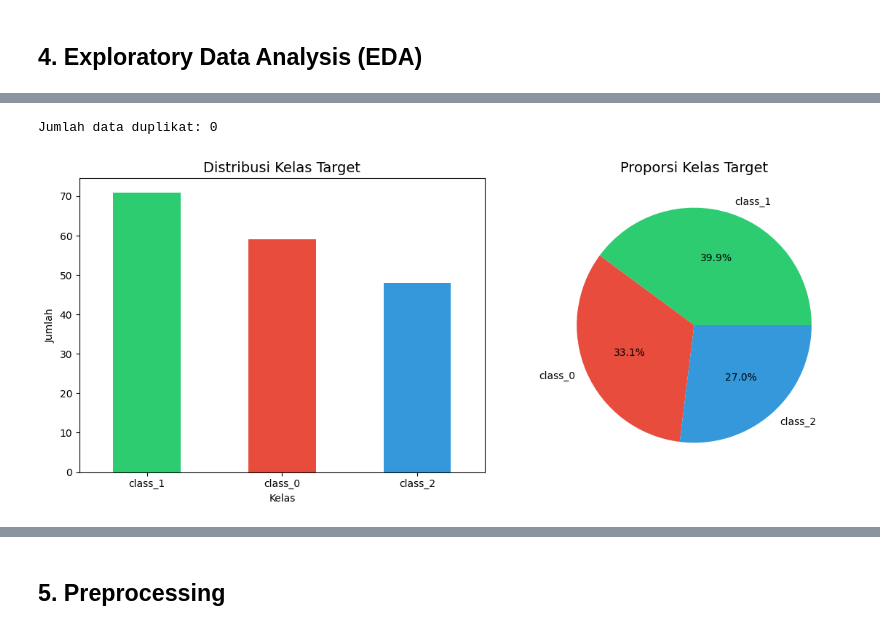
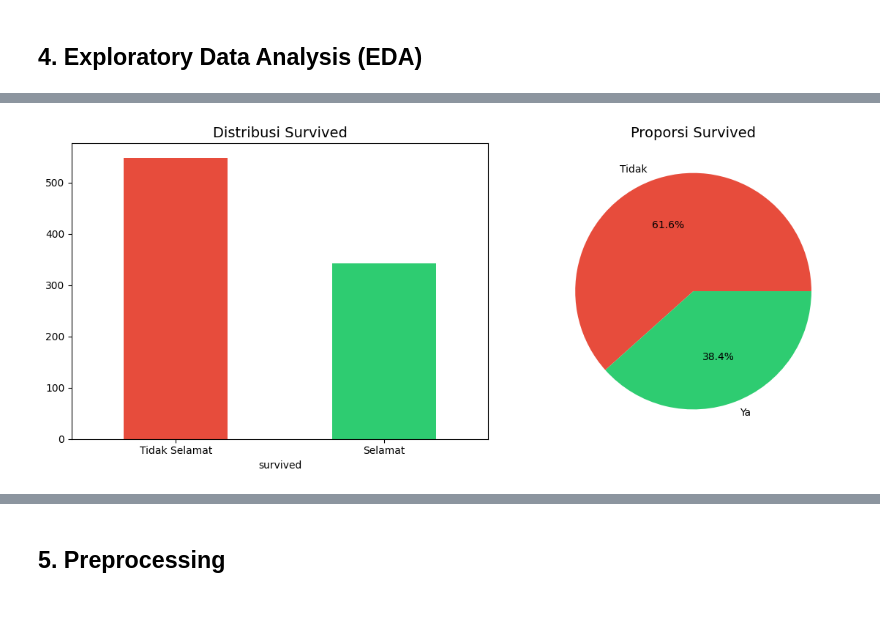
Before and after one commit to Fyodor-DOs/Eksperimen_SML_Fathir, a Jupyter notebook: preprocessing/Eksperimen_Fathir.ipynb, the cells around one changed output, grey strips where cells are left out. Cells and saved outputs as stored; diff of their text form; code cells hidden in the pictures.

```diff
--- a/preprocessing/Eksperimen_Fathir.ipynb
+++ b/preprocessing/Eksperimen_Fathir.ipynb
@@ -48,24 +30,13 @@ Library berhasil di-import!
 # %% [markdown]
 ## 3. Memuat Dataset
 # %%
-# Load Wine dataset dari sklearn
-wine = load_wine()
-df = pd.DataFrame(wine.data, columns=wine.feature_names)
-df['target'] = wine.target
-
-# Mapping target ke nama kelas
-target_names = {0: 'class_0', 1: 'class_1', 2: 'class_2'}
-df['target_name'] = df['target'].map(target_names)
-
+df = sns.load_dataset('titanic')
 print(f'Dataset shape: {df.shape}')
 print(f'\nTarget distribution:')
-print(df['target_name'].value_counts())
-
-# Simpan data mentah
-raw_dir = os.path.join('..', 'wine_raw')
+print(df['survived'].value_counts())
+raw_dir = os.path.join('..', 'titanic_raw')
 os.makedirs(raw_dir, exist_ok=True)
-df.to_csv(os.path.join(raw_dir, 'wine_raw.csv'), index=False)
-print(f'\nData mentah disimpan ke: {raw_dir}/wine_raw.csv')
-
+df.to_csv(os.path.join(raw_dir, 'titanic_raw.csv'), index=False)
+print(f'\nData mentah disimpan ke: {raw_dir}/titanic_raw.csv')
 df.head(10)
 # %% [output]
@@ -136,27 +115,14 @@ Total missing values: 0
-# %%
-# 4.3 Cek Duplikat
-duplicates = df.duplicated().sum()
-print(f'Jumlah data duplikat: {duplicates}')
-# %% [output]
-Jumlah data duplikat: 0
 # %%
-# 4.4 Distribusi Kelas Target
+# 4.3 Distribusi Target
 fig, axes = plt.subplots(1, 2, figsize=(12, 5))
-
-# Bar chart
-colors = ['#2ecc71', '#e74c3c', '#3498db']
-df['target_name'].value_counts().plot(kind='bar', ax=axes[0], color=colors)
-axes[0].set_title('Distribusi Kelas Target', fontsize=14)
-axes[0].set_xlabel('Kelas')
-axes[0].set_ylabel('Jumlah')
-axes[0].tick_params(axis='x', rotation=0)
-
-# Pie chart
-df['target_name'].value_counts().plot(kind='pie', ax=axes[1], autopct='%1.1f%%', colors=colors)
-axes[1].set_title('Proporsi Kelas Target', fontsize=14)
+colors = ['#e74c3c', '#2ecc71']
+df['survived'].value_counts().plot(kind='bar', ax=axes[0], color=colors)
+axes[0].set_title('Distribusi Survived', fontsize=14)
+axes[0].set_xticklabels(['Tidak Selamat', 'Selamat'], rotation=0)
+df['survived'].value_counts().plot(kind='pie', ax=axes[1], autopct='%1.1f%%', colors=colors, labels=['Tidak','Ya'])
+axes[1].set_title('Proporsi Survived', fontsize=14)
 axes[1].set_ylabel('')
-
 plt.tight_layout()
 plt.show()
 # %% [output]
-[figure, old version]
+[figure, new version]
```
Also changed, not shown: parts of 23 cells of this notebook, 4 other files.
